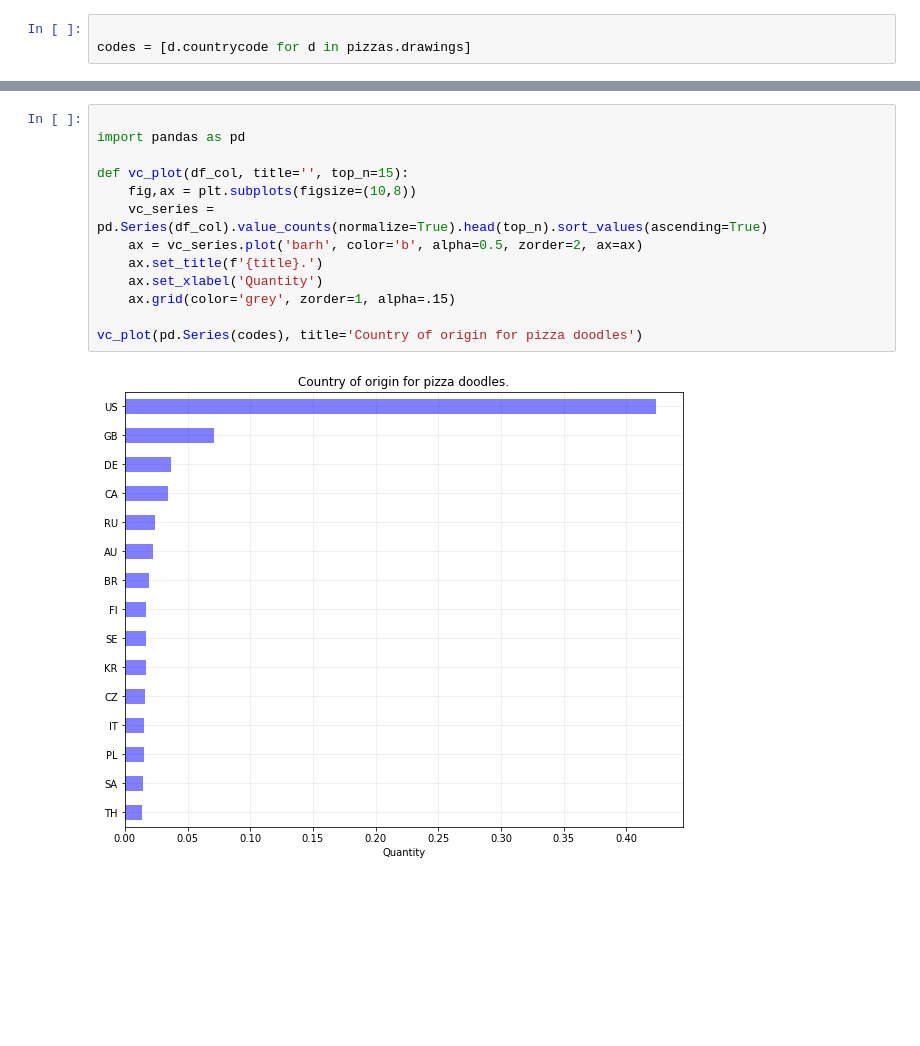
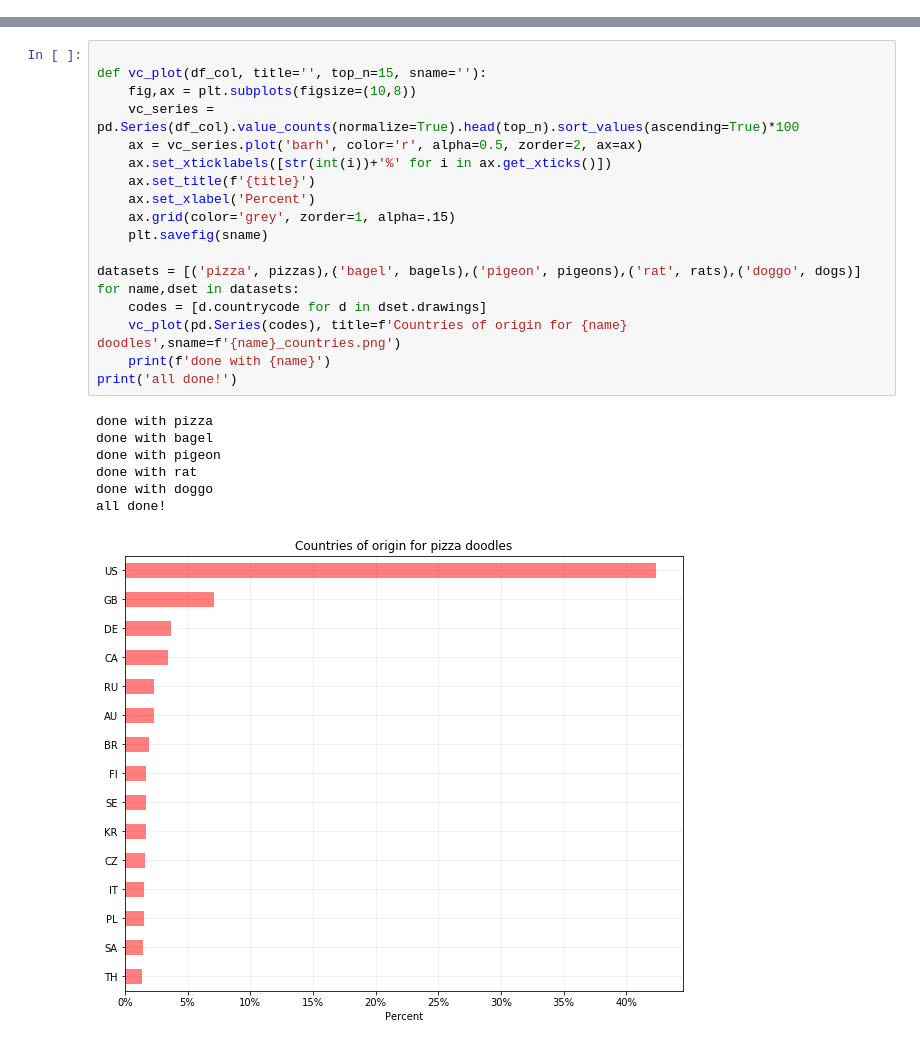
Before and after one commit to pblankley/generative-tshirts, a Jupyter notebook: generative_pizza.ipynb, the cells around one changed output, grey strips where cells are left out. Saved outputs shown, nothing was run; the diff lists cells and outputs as text; blank space fills up the shorter version.

Commit message:
change notebook to make origin country bar plots

```diff
--- a/generative_pizza.ipynb
+++ b/generative_pizza.ipynb
@@ -105,3 +6,0 @@ SG
-# %%
-
-codes = [d.countrycode for d in pizzas.drawings]
@@ -108,15 +56,26 @@ codes = [d.countrycode for d in pizzas.drawings]
 # %%
 
-import pandas as pd
+def vc_plot(df_col, title='', top_n=15, sname=''):
+    fig,ax = plt.subplots(figsize=(10,8))
+    vc_series = pd.Series(df_col).value_counts(normalize=True).head(top_n).sort_values(ascending=True)*100
+    ax = vc_series.plot('barh', color='r', alpha=0.5, zorder=2, ax=ax)
+    ax.set_xticklabels([str(int(i))+'%' for i in ax.get_xticks()])
+    ax.set_title(f'{title}')
+    ax.set_xlabel('Percent')
+    ax.grid(color='grey', zorder=1, alpha=.15)
+    plt.savefig(sname)
 
-def vc_plot(df_col, title='', top_n=15):
-    fig,ax = plt.subplots(figsize=(10,8))
-    vc_series = pd.Series(df_col).value_counts(normalize=True).head(top_n).sort_values(ascending=True)
-    ax = vc_series.plot('barh', color='b', alpha=0.5, zorder=2, ax=ax)
-    ax.set_title(f'{title}.')
-    ax.set_xlabel('Quantity')
-    ax.grid(color='grey', zorder=1, alpha=.15)
-
-vc_plot(pd.Series(codes), title='Country of origin for pizza doodles')
+datasets = [('pizza', pizzas),('bagel', bagels),('pigeon', pigeons),('rat', rats),('doggo', dogs)]
+for name,dset in datasets:
+    codes = [d.countrycode for d in dset.drawings]
+    vc_plot(pd.Series(codes), title=f'Countries of origin for {name} doodles',sname=f'{name}_countries.png')
+    print(f'done with {name}')
+print('all done!')
 # %% [output]
+done with pizza
+done with bagel
+done with pigeon
+done with rat
+done with doggo
+all done!
-[figure, old version]
+[figure, new version]
```
Also changed, not shown: parts of 9 cells of this notebook, 5 other files.
